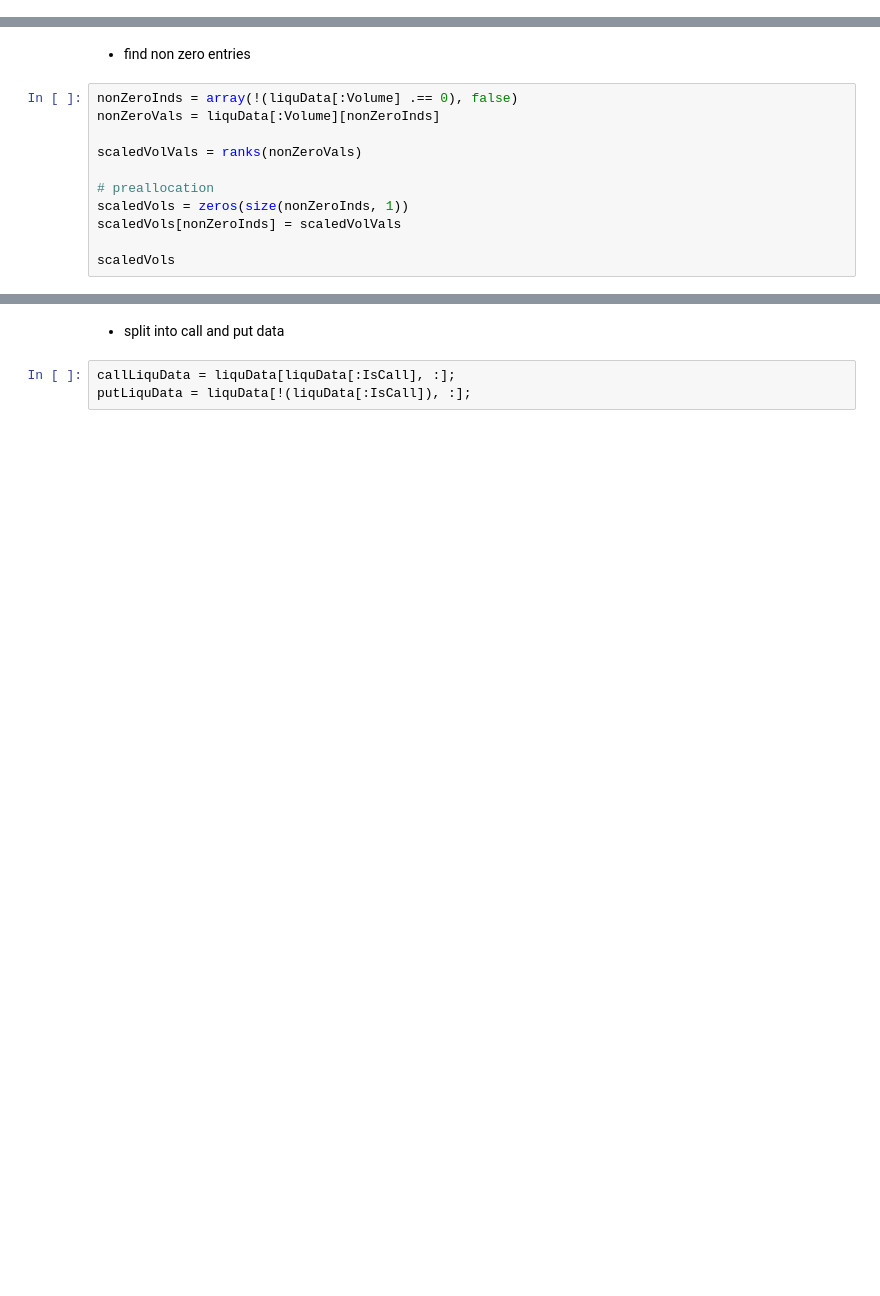
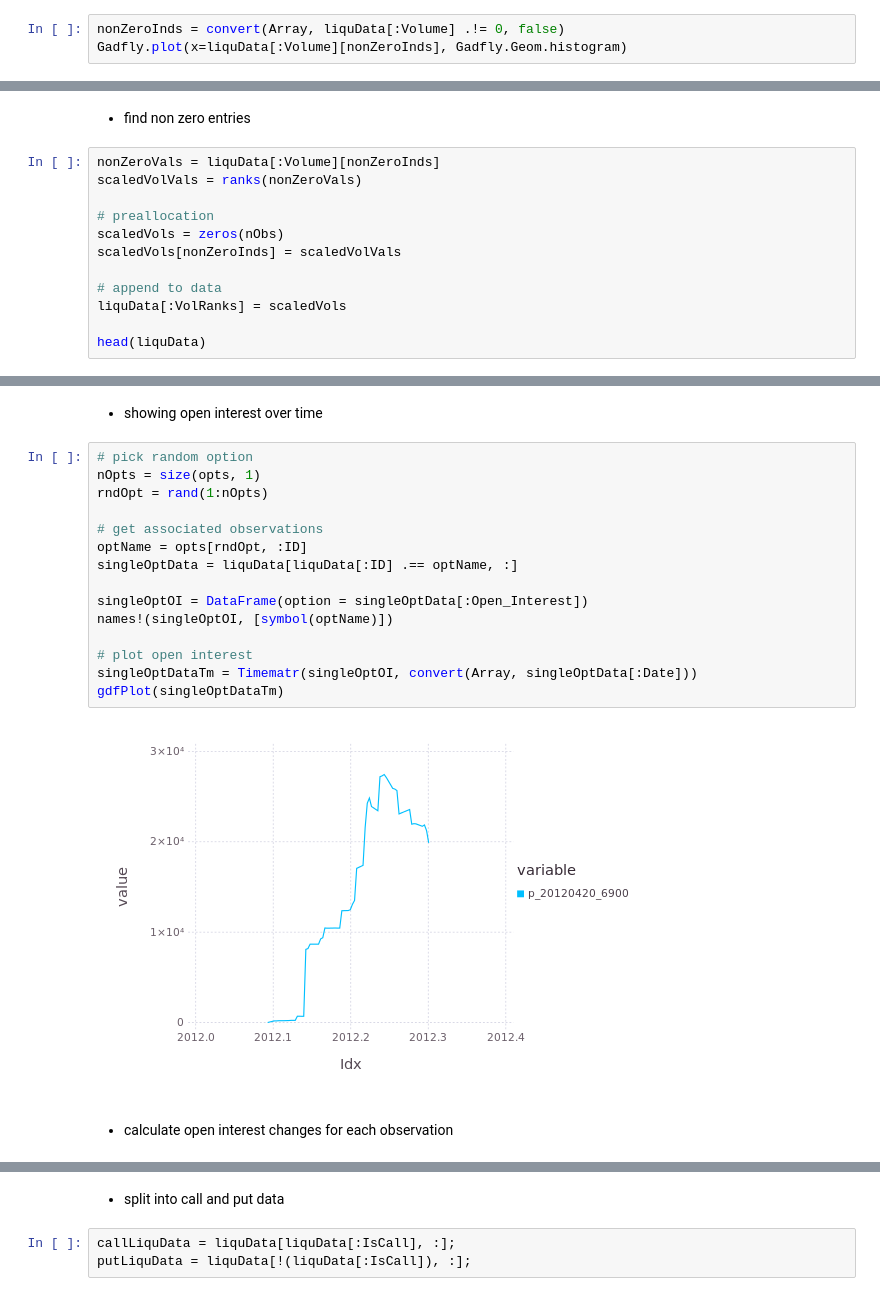
Before and after one commit to JuliaFinMetriX/option_prices, a Jupyter notebook: notebooks/option_liquidity.ipynb, the cells around one changed output, grey strips where cells are left out. Saved outputs shown, nothing was run; the diff lists cells and outputs as text; blank space fills up the shorter version.

Commit message:
chart and script proceeded

```diff
--- a/notebooks/option_liquidity.ipynb
+++ b/notebooks/option_liquidity.ipynb
@@ -50,0 +84,3 @@ head(liquData)
+# %%
+nonZeroInds = convert(Array, liquData[:Volume] .!= 0, false)
+Gadfly.plot(x=liquData[:Volume][nonZeroInds], Gadfly.Geom.histogram)
@@ -51,14 +91,15 @@ head(liquData)
 # %% [markdown]
 - find non zero entries
 # %%
-nonZeroInds = array(!(liquData[:Volume] .== 0), false)
 nonZeroVals = liquData[:Volume][nonZeroInds]
-
 scaledVolVals = ranks(nonZeroVals)
 
 # preallocation
-scaledVols = zeros(size(nonZeroInds, 1))
+scaledVols = zeros(nObs)
 scaledVols[nonZeroInds] = scaledVolVals
 
-scaledVols
+# append to data
+liquData[:VolRanks] = scaledVols
+
+head(liquData)
 # %% [output]
@@ -95,0 +135,21 @@ head(liquData)
+# %% [markdown]
+- showing open interest over time
+# %%
+# pick random option
+nOpts = size(opts, 1)
+rndOpt = rand(1:nOpts)
+
+# get associated observations
+optName = opts[rndOpt, :ID]
+singleOptData = liquData[liquData[:ID] .== optName, :]
+
+singleOptOI = DataFrame(option = singleOptData[:Open_Interest])
+names!(singleOptOI, [symbol(optName)])
+
+# plot open interest
+singleOptDataTm = Timematr(singleOptOI, convert(Array, singleOptData[:Date]))
+gdfPlot(singleOptDataTm)
+# %% [output]
+[figure, added]
+# %% [markdown]
+- calculate open interest changes for each observation
```
Also changed, not shown: parts of 53 cells of this notebook, 2 other files.
